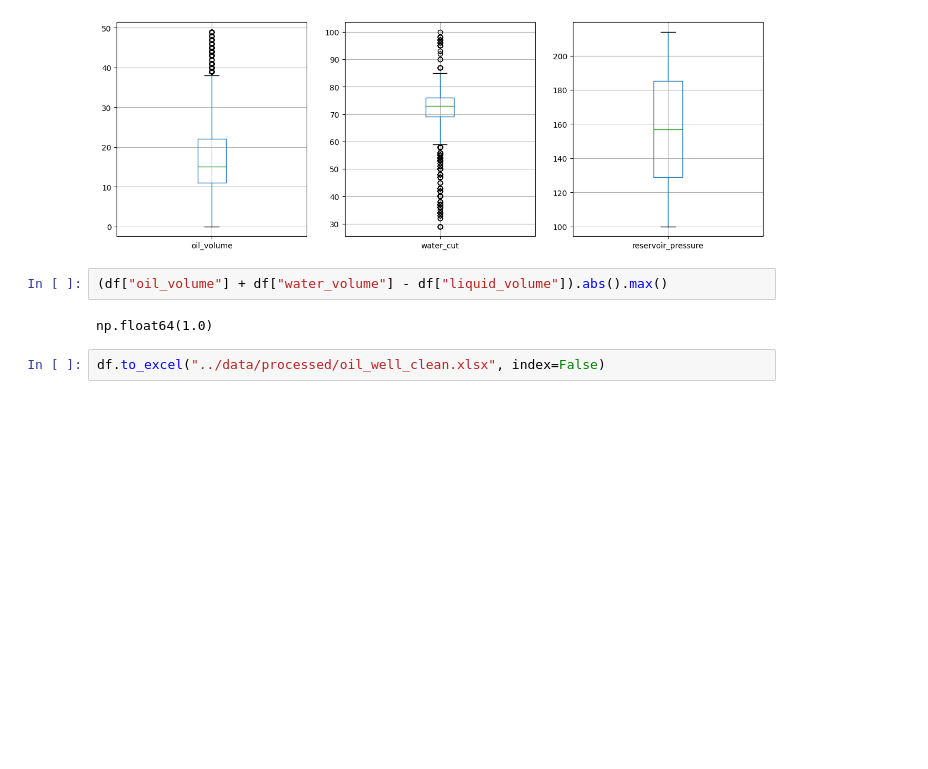
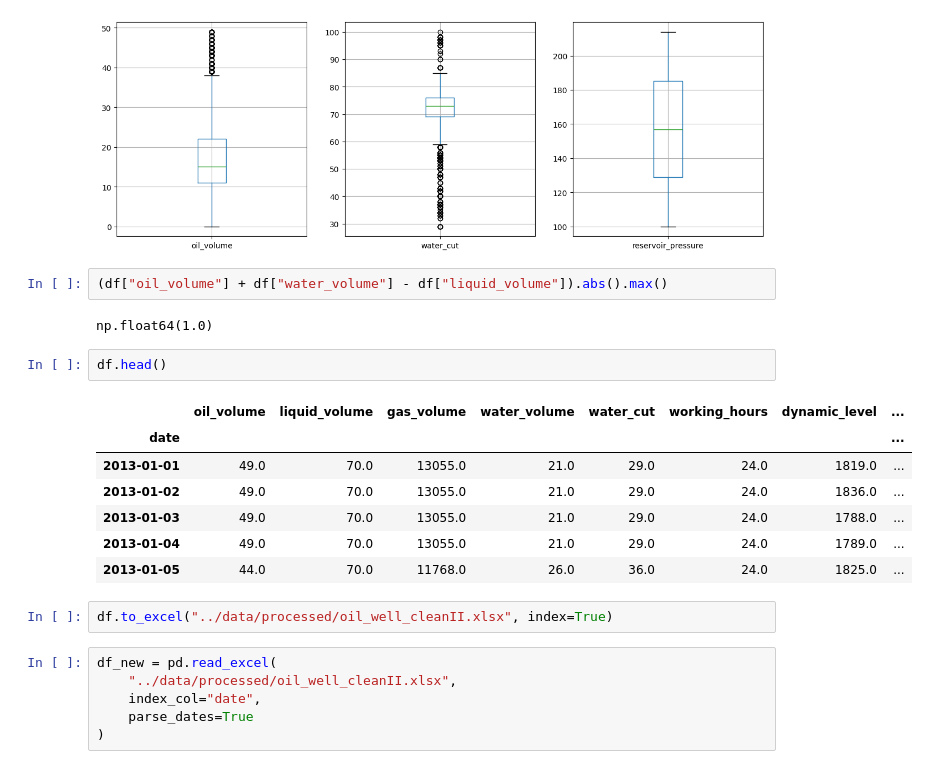
Before and after one commit to Jofregf/oil-well-production-analysis, a Jupyter notebook: notebooks/02_data_cleaning.ipynb, the cells around one changed output. Cells and saved outputs as stored; diff of their text form; blank space fills up the shorter version.

```diff
--- a/notebooks/02_data_cleaning.ipynb
+++ b/notebooks/02_data_cleaning.ipynb
@@ -158,5 +157,21 @@ plt.show()
 (df["oil_volume"] + df["water_volume"] - df["liquid_volume"]).abs().max()
 # %% [output]
 np.float64(1.0)
+# %%
+df.head()
+# %% [output]
+|  | oil_volume | liquid_volume | gas_volume | water_volume | water_cut | working_hours | dynamic_level | ... |
+| date |  |  |  |  |  |  |  | ... |
+| 2013-01-01 | 49.0 | 70.0 | 13055.0 | 21.0 | 29.0 | 24.0 | 1819.0 | ... |
+| 2013-01-02 | 49.0 | 70.0 | 13055.0 | 21.0 | 29.0 | 24.0 | 1836.0 | ... |
+| 2013-01-03 | 49.0 | 70.0 | 13055.0 | 21.0 | 29.0 | 24.0 | 1788.0 | ... |
+| 2013-01-04 | 49.0 | 70.0 | 13055.0 | 21.0 | 29.0 | 24.0 | 1789.0 | ... |
+| 2013-01-05 | 44.0 | 70.0 | 11768.0 | 26.0 | 36.0 | 24.0 | 1825.0 | ... |
 # %%
-df.to_excel("../data/processed/oil_well_clean.xlsx", index=False)
+df.to_excel("../data/processed/oil_well_cleanII.xlsx", index=True)
+# %%
+df_new = pd.read_excel(
+    "../data/processed/oil_well_cleanII.xlsx",
+    index_col="date",
+    parse_dates=True
+)
```
Also changed, not shown: parts of 2 cells of this notebook.
